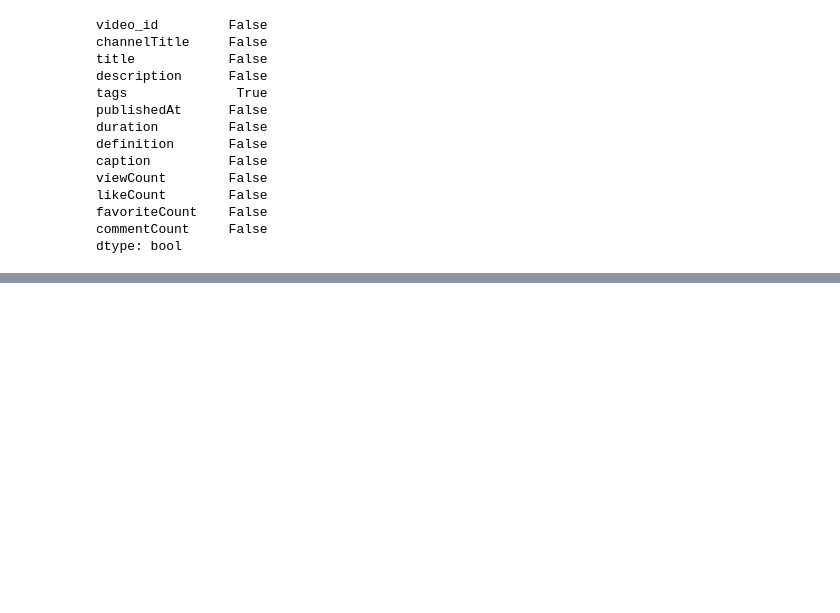
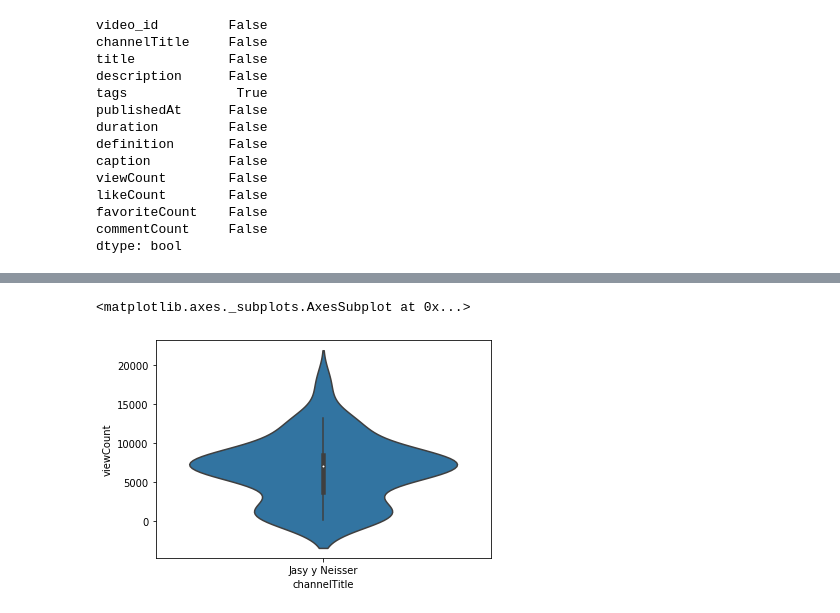
Before and after one commit to jarmasp/Youtube-portfolio-project, a Jupyter notebook: Youtube python project.ipynb, the cells around one changed output, grey strips where cells are left out. Saved outputs shown, nothing was run; the diff lists cells and outputs as text; code cells hidden in the pictures; blank space fills up the shorter version.

```diff
--- a/Youtube python project.ipynb
+++ b/Youtube python project.ipynb
@@ -281,0 +385,5 @@ EDN_videos_df=videos_df.astype({'viewCount':int, 'likeCount':int, 'favoriteCount
+# %%
+sns.violinplot(JaN_videos_df['channelTitle'], JaN_videos_df['viewCount'])
+# %% [output]
+<matplotlib.axes._subplots.AxesSubplot at 0x...>
+[figure, added]
```
Also changed, not shown: parts of 14 cells of this notebook.
